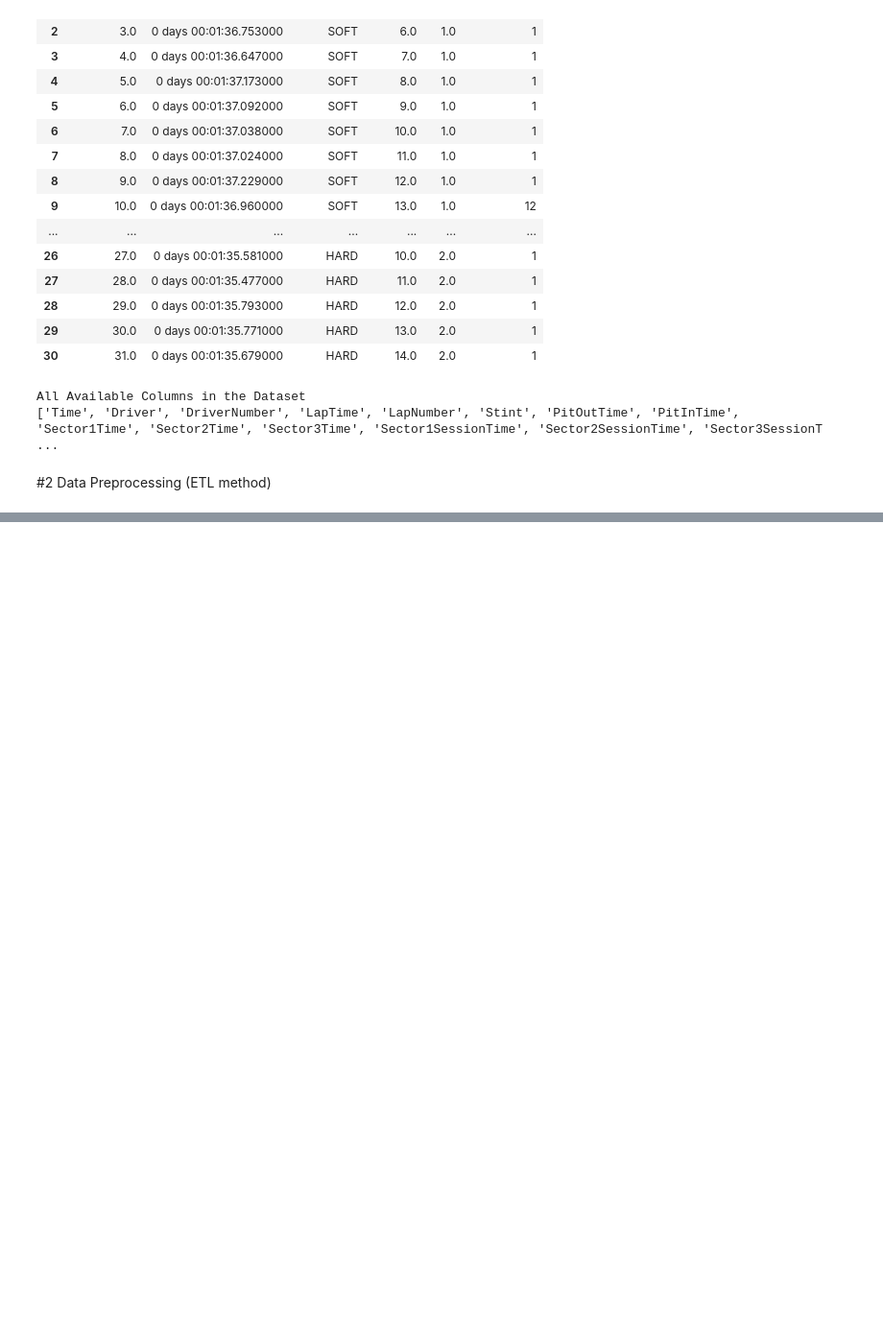
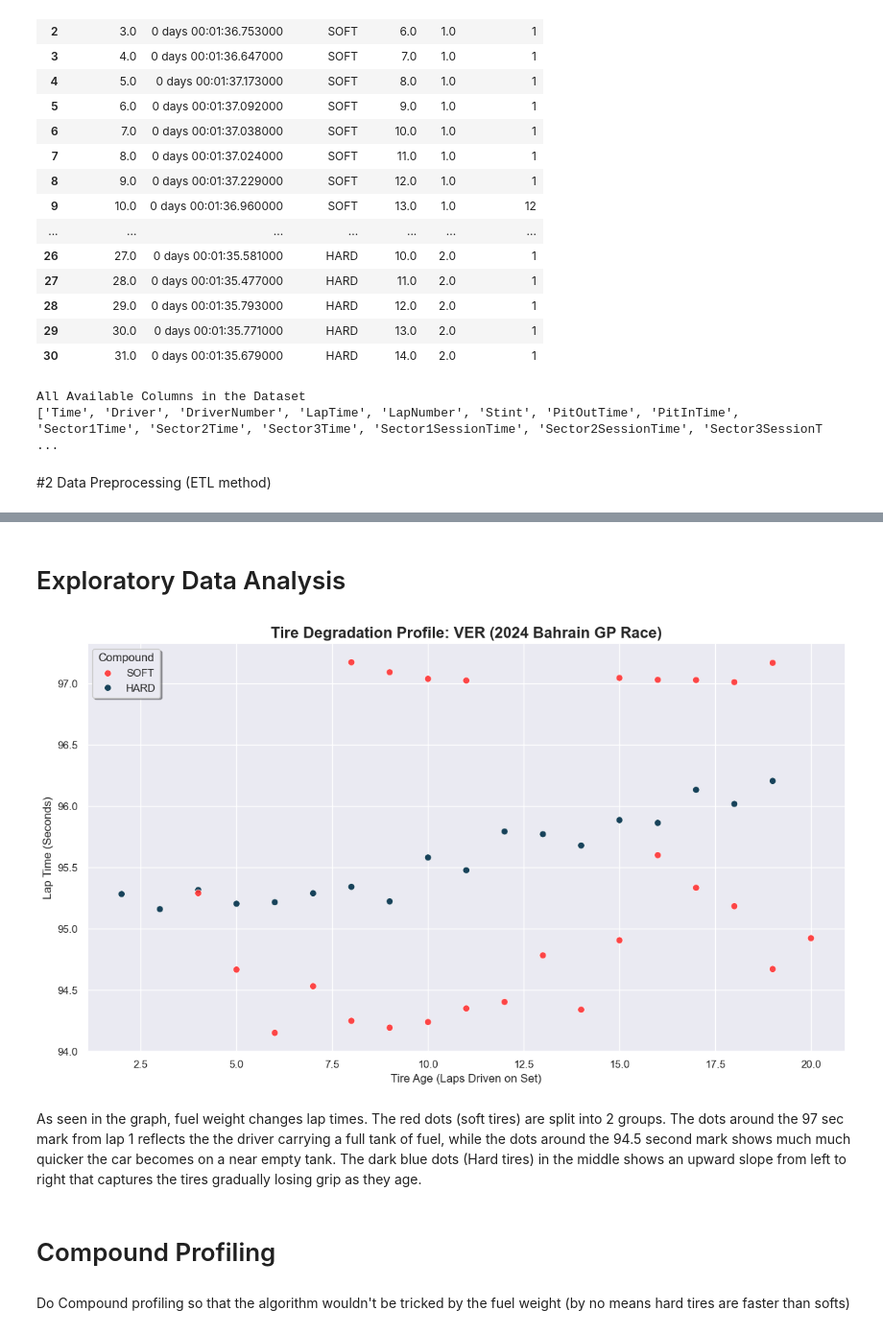
Before and after one commit to z-sulit/Additive-Modeling-and-Dynamic-Programming-for-F1-Pit-Stop-Optimization, a Jupyter notebook: notebook.ipynb, the cells around one changed output, grey strips where cells are left out. Shown at 96% size. Cells and saved outputs as stored; diff of their text form; code cells hidden in the pictures; blank space fills up the shorter version.

Commit message:
compound profiling fixing

```diff
--- a/notebook.ipynb
+++ b/notebook.ipynb
@@ -226,0 +224,25 @@ Cleaned laps (Pit Laps, SC, & Outliers removed): 48
+# %% [markdown]
+# Exploratory Data Analysis
+# %%
+sns.set_theme(style="darkgrid")
+plt.figure(figsize=(12, 7))
+tire_colors = {'SOFT': '#FF3333', 'MEDIUM': '#FFE55C', 'HARD': '#003049'}
+
+#---
+
+sns.scatterplot(data=df_clean, x='TyreLife', y='LapTime_s', hue='Compound', palette=tire_colors, s=50, alpha=0.9)
+
+plt.title(f'Tire Degradation Profile: {reference_driver} (2024 Bahrain GP Race)', fontsize=16, fontweight='bold')
+plt.xlabel('Tire Age (Laps Driven on Set)', fontsize=12)
+plt.ylabel('Lap Time (Seconds)', fontsize=12)
+plt.legend(title='Compound', shadow=True)
+plt.tight_layout()
+plt.show()
+# %% [output]
+[figure, added]
+# %% [markdown]
+As seen in the graph, fuel weight changes lap times. The red dots (soft tires) are split into 2 groups. The dots around the 97 sec mark from lap 1 reflects the the driver carrying a full tank of fuel, while the dots around the 94.5 second mark shows much much quicker the car becomes on a near empty tank. The dark blue dots (Hard tires) in the middle shows an upward slope from left to right that captures the tires gradually losing grip as they age.
+# %% [markdown]
+# Compound Profiling
+# %% [markdown]
+Do Compound profiling so that the algorithm wouldn't be tricked by the fuel weight (by no means hard tires are faster than softs)
```
Also changed, not shown: parts of 4 cells of this notebook, 1 other file.
